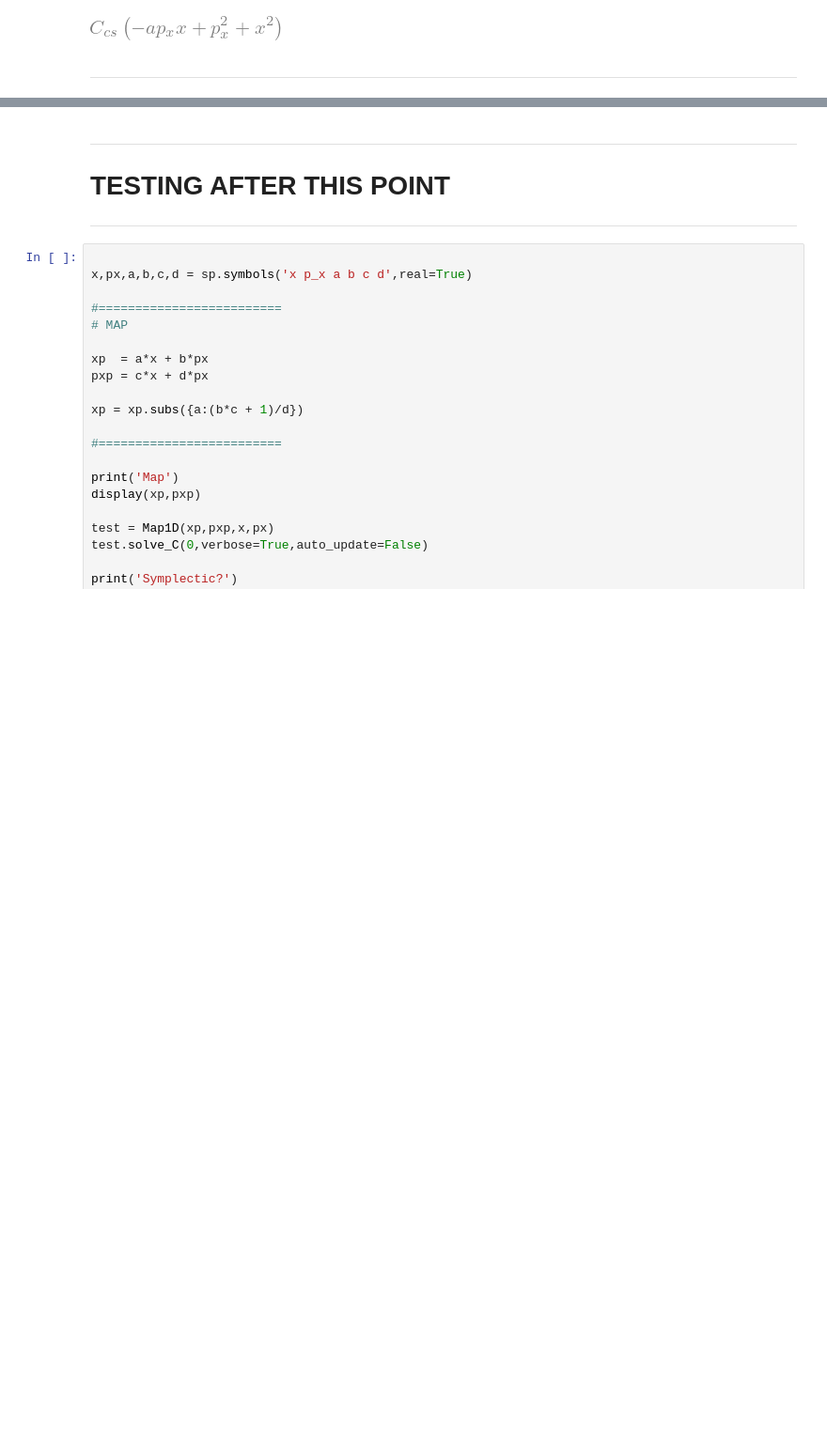
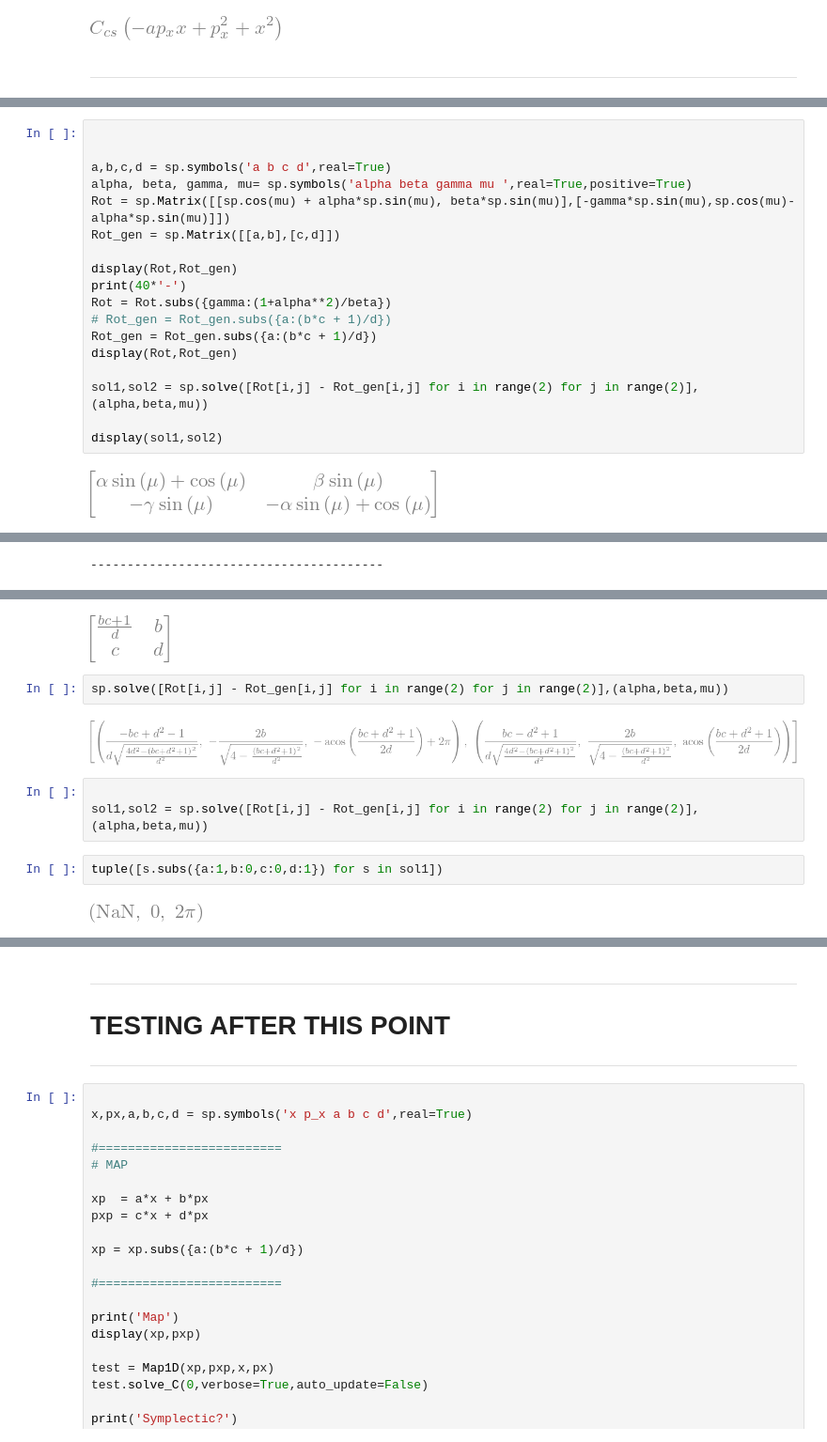
Before and after one commit to pbelange/McMillan, a Jupyter notebook: Machines/racetrack/tmp_Tim_discussion.ipynb, the cells around one changed output, grey strips where cells are left out. Shown at 94% size. Cells and saved outputs as stored; diff of their text form; blank space fills up the shorter version.

```diff
--- a/Machines/racetrack/tmp_Tim_discussion.ipynb
+++ b/Machines/racetrack/tmp_Tim_discussion.ipynb
@@ -234,0 +252,20 @@ display(henon.K0.collect(henon.C_cs))
+# %%
+
+
+a,b,c,d = sp.symbols('a b c d',real=True)
+alpha, beta, gamma, mu= sp.symbols('alpha beta gamma mu ',real=True,positive=True)
+Rot = sp.Matrix([[sp.cos(mu) + alpha*sp.sin(mu), beta*sp.sin(mu)],[-gamma*sp.sin(mu),sp.cos(mu)-alpha*sp.sin(mu)]])
+Rot_gen = sp.Matrix([[a,b],[c,d]])
+
+display(Rot,Rot_gen)
+print(40*'-')
+Rot = Rot.subs({gamma:(1+alpha**2)/beta})
+# Rot_gen = Rot_gen.subs({a:(b*c + 1)/d})
+Rot_gen = Rot_gen.subs({a:(b*c + 1)/d})
+display(Rot,Rot_gen)
+
+sol1,sol2 = sp.solve([Rot[i,j] - Rot_gen[i,j] for i in range(2) for j in range(2)],(alpha,beta,mu))
+
+display(sol1,sol2)
+# %% [output]
+[figure, added]
@@ -234,0 +273 @@ display(henon.K0.collect(henon.C_cs))
+----------------------------------------
@@ -234,0 +275,12 @@ display(henon.K0.collect(henon.C_cs))
+[figure, added]
+# %%
+sp.solve([Rot[i,j] - Rot_gen[i,j] for i in range(2) for j in range(2)],(alpha,beta,mu))
+# %% [output]
+[figure, added]
+# %%
+
+sol1,sol2 = sp.solve([Rot[i,j] - Rot_gen[i,j] for i in range(2) for j in range(2)],(alpha,beta,mu))
+# %%
+tuple([s.subs({a:1,b:0,c:0,d:1}) for s in sol1])
+# %% [output]
+[figure, added]
```
Also changed, not shown: parts of 36 cells of this notebook, 3 other files.
